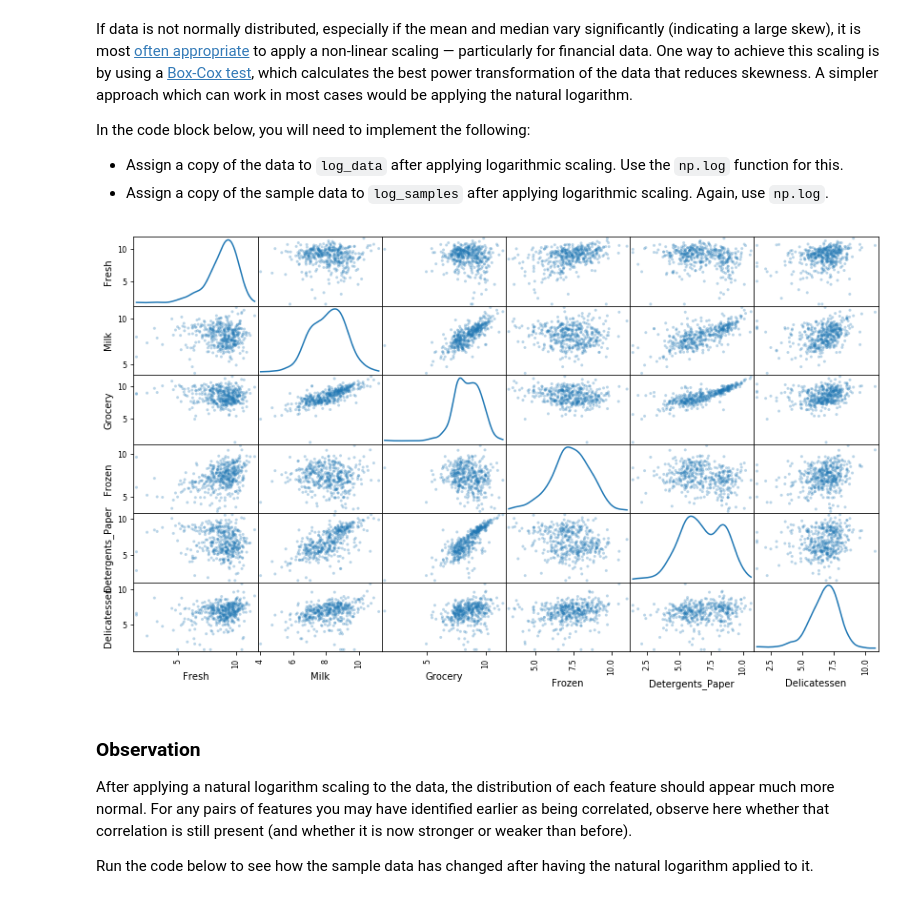
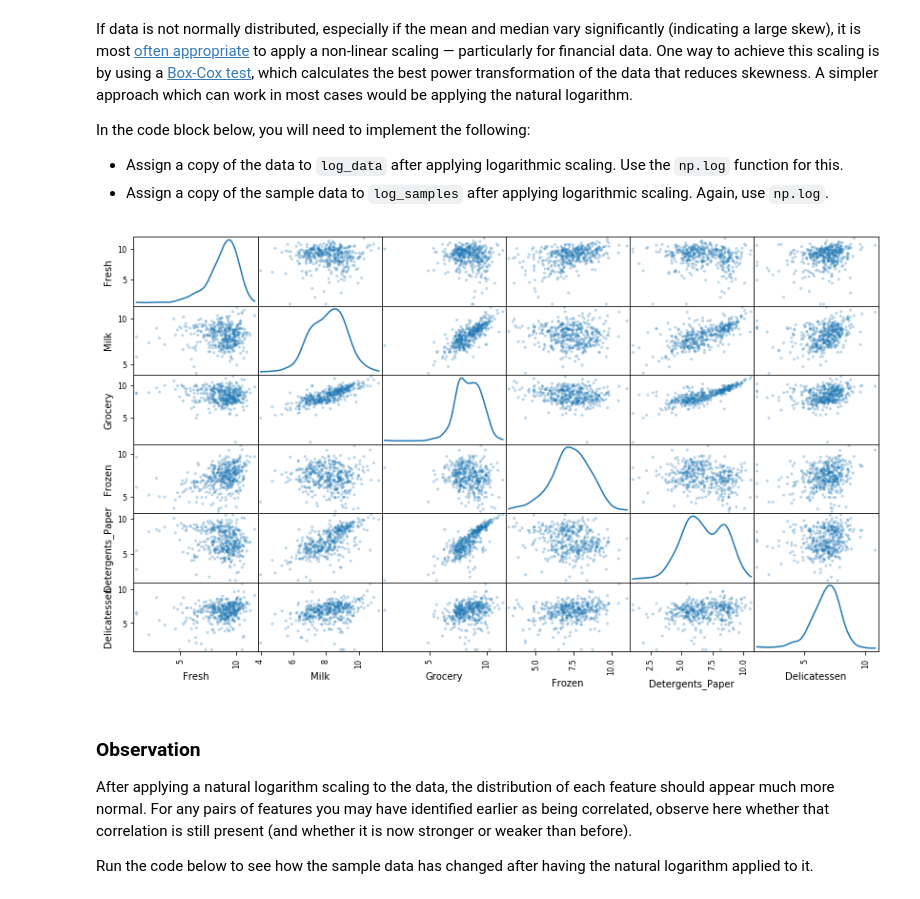
Before and after one commit to MyEncyclopedia/MachineLearningUdacity, a Jupyter notebook: projects/customer_segments/customer_segments.ipynb, the cells around one changed output. Saved outputs shown, nothing was run; the diff lists cells and outputs as text; code cells hidden in the pictures.

```diff
--- a/projects/customer_segments/customer_segments.ipynb
+++ b/projects/customer_segments/customer_segments.ipynb
@@ -161,17 +176,17 @@ In the code block below, you will need to implement the following:
 # %%
 import warnings
 warnings.filterwarnings("ignore", category=FutureWarning)
 
 # TODO: Scale the data using the natural logarithm
-log_data = data[['Fresh', 'Milk', 'Grocery', 'Frozen', 'Detergents_Paper', 'Delicatessen']].apply(lambda x: np.log(x + 1))
+log_data = np.log(data)
 
 # TODO: Scale the sample data using the natural logarithm
-log_samples = samples[['Fresh', 'Milk', 'Grocery', 'Frozen', 'Detergents_Paper', 'Delicatessen']].apply(lambda x: np.log(x + 1))
+log_samples = np.log(samples)
 
 # Produce a scatter matrix for each pair of newly-transformed features
 pd.scatter_matrix(log_data, alpha = 0.3, figsize = (14,8), diagonal = 'kde');
 # %% [output]
-[figure, old version]
+[figure, new version]
 # %% [markdown]
 ### Observation
 After applying a natural logarithm scaling to the data, the distribution of each feature should appear much more normal. For any pairs of features you may have identified earlier as being correlated, observe here whether that correlation is still present (and whether it is now stronger or weaker than before).
```
Also changed, not shown: parts of 30 cells of this notebook.
